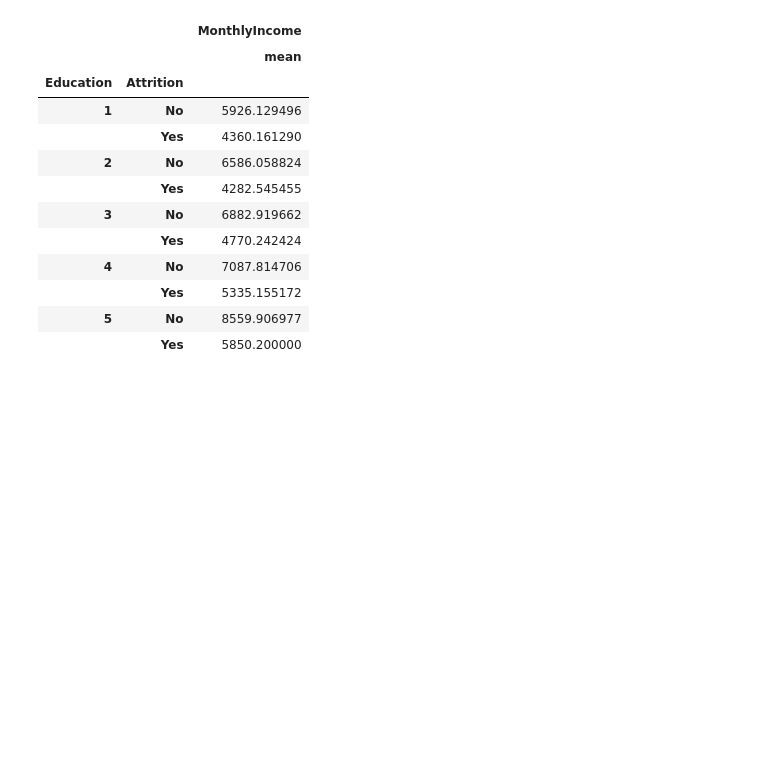
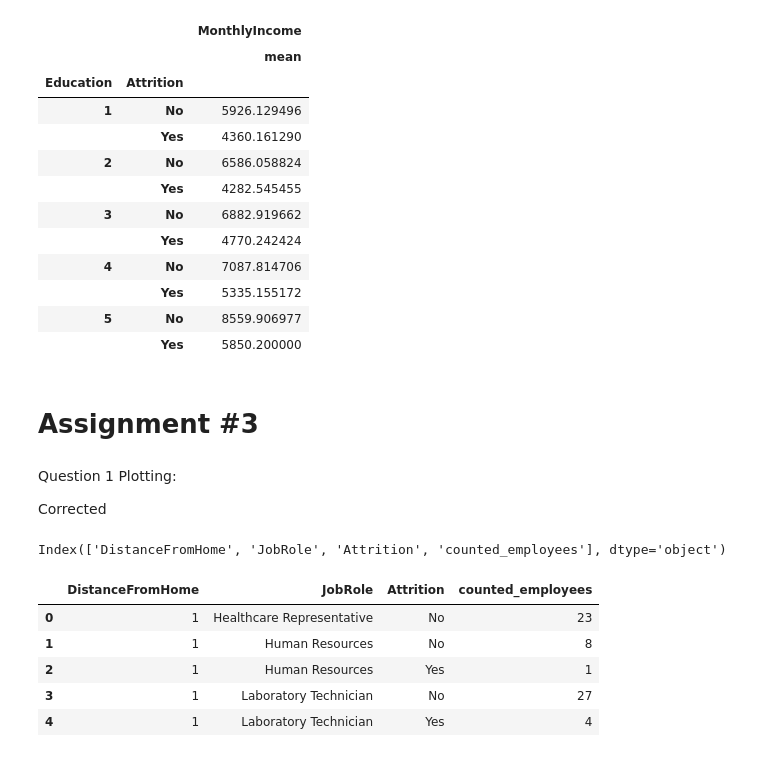
Before and after one commit to yulirda/ADS_Assignment-2, a Jupyter notebook: Assignment #2.ipynb, the cells around one changed output. Saved outputs shown, nothing was run; the diff lists cells and outputs as text; code cells hidden in the pictures; blank space fills up the shorter version.

Commit message:
Assessment #3 was included in this assignment

```diff
--- a/Assignment #2.ipynb
+++ b/Assignment #2.ipynb
@@ -51,3 +65,9 @@ df.groupby(['Education','Attrition']).agg({'MonthlyIncome':['mean']})
 |  | Yes | 5335.155172 |
 | 5 | No | 8559.906977 |
 |  | Yes | 5850.200000 |
+# %% [markdown]
+# Assignment #3
+# %% [markdown]
+Question 1 Plotting:
+
+Corrected
@@ -53,0 +81,13 @@ df.groupby(['Education','Attrition']).agg({'MonthlyIncome':['mean']})
+# %%
+dst_home.columns
+# %% [output]
+Index(['DistanceFromHome', 'JobRole', 'Attrition', 'counted_employees'], dtype='object')
+# %%
+dst_home.head()
+# %% [output]
+|  | DistanceFromHome | JobRole | Attrition | counted_employees |
+| 0 | 1 | Healthcare Representative | No | 23 |
+| 1 | 1 | Human Resources | No | 8 |
+| 2 | 1 | Human Resources | Yes | 1 |
+| 3 | 1 | Laboratory Technician | No | 27 |
+| 4 | 1 | Laboratory Technician | Yes | 4 |
```
Also changed, not shown: parts of 11 cells of this notebook.
